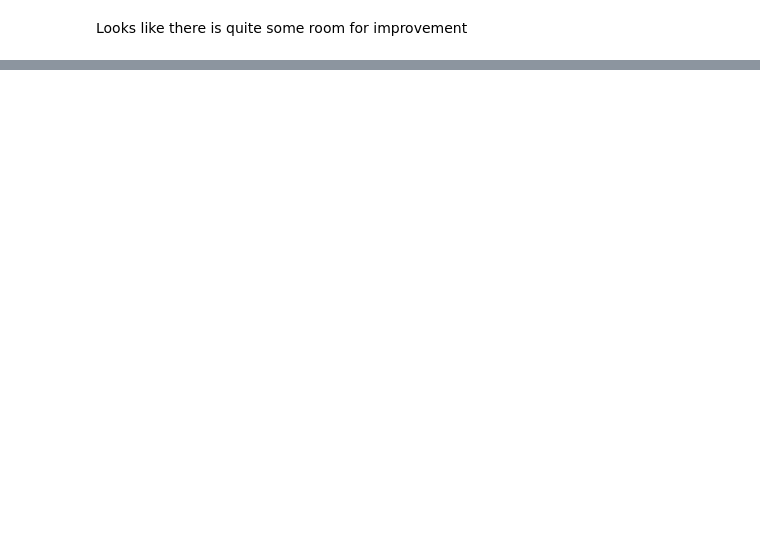
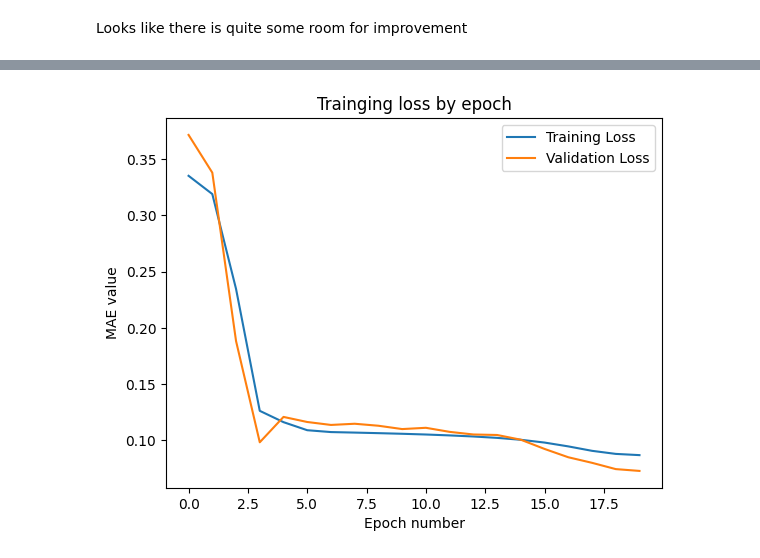
Before and after one commit to mr-kelsey/sp26-aai530-group1, a Jupyter notebook: Notebooks/benzene/models.ipynb, the cells around one changed output, grey strips where cells are left out. Cells and saved outputs as stored; diff of their text form; code cells hidden in the pictures; blank space fills up the shorter version.

```diff
--- a/Notebooks/benzene/models.ipynb
+++ b/Notebooks/benzene/models.ipynb
@@ -330,0 +594,29 @@ Looks like there is quite some room for improvement
+# %%
+"""Build out and train auto encoder"""
+class AnomalyDetector(keras.Model):
+  def __init__(self):
+    super(AnomalyDetector, self).__init__()
+
+    self.encoder = Sequential([
+      Dense(42, activation="relu"),
+      Dense(21, activation="relu"),
+      Dense(8, activation="relu")])
+
+    self.decoder = Sequential([
+      Dense(21, activation="relu"),
+      Dense(42, activation="relu"),
+      Dense(168, activation="sigmoid")])
+
+  def call(self, x):
+    encoded = self.encoder(x)
+    decoded = self.decoder(encoded)
+    return decoded
+
+autoencoder = AnomalyDetector()
+autoencoder.compile(optimizer='adam', loss='mae')
+
+history = autoencoder.fit(sequenced_training, sequenced_training,
+          epochs=20,
+          batch_size=512,
+          validation_data=(sequenced_testing, sequenced_testing),
+          shuffle=True)
@@ -330,0 +643,11 @@ Looks like there is quite some room for improvement
+# %%
+"""Visualize training loss"""
+plt.title("Trainging loss by epoch")
+plt.ylabel("MAE value")
+plt.xlabel("Epoch number")
+plt.plot(history.history["loss"], label="Training Loss")
+plt.plot(history.history["val_loss"], label="Validation Loss")
+plt.legend()
+plt.show()
+# %% [output]
+[figure, added]
```
Also changed, not shown: parts of 17 cells of this notebook, 6 other files.
